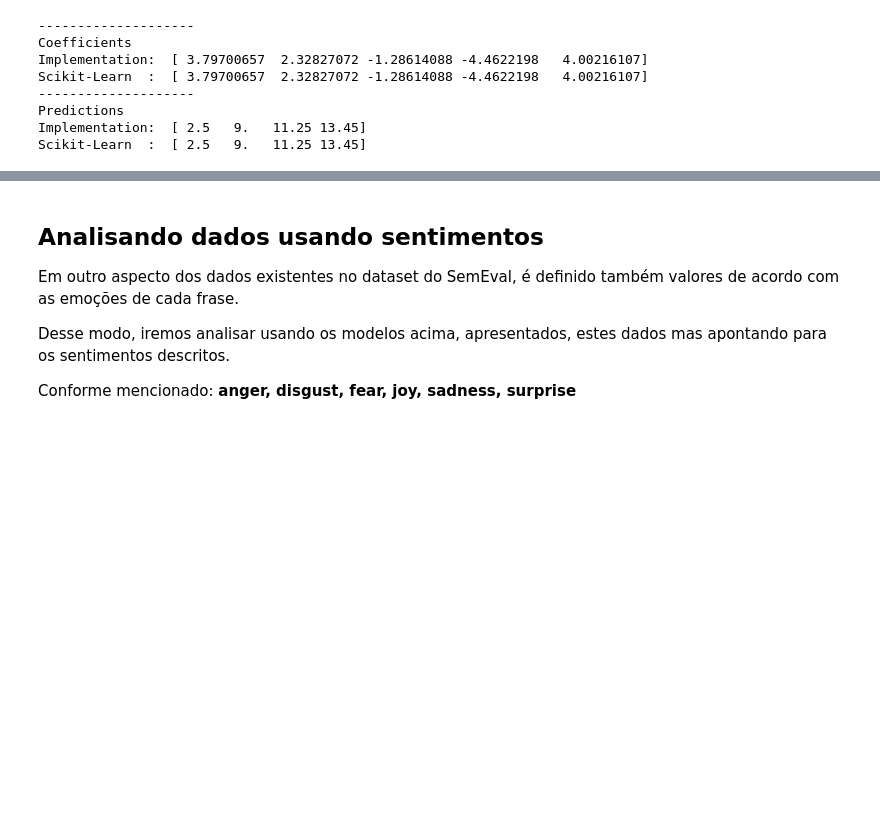
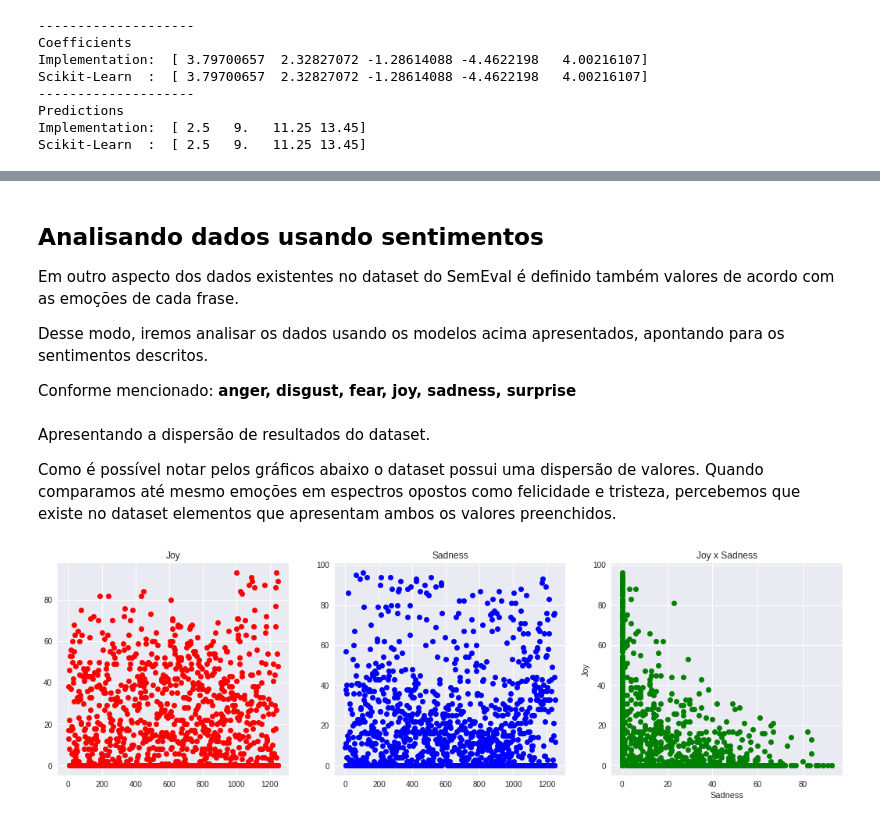
Before and after one commit to edgarbanhesse/ia369y-affective-computing, a Jupyter notebook: T2_Sentiment_Analysis.ipynb, the cells around one changed output, grey strips where cells are left out. Cells and saved outputs as stored; diff of their text form; code cells hidden in the pictures; blank space fills up the shorter version.

```diff
--- a/T2_Sentiment_Analysis.ipynb
+++ b/T2_Sentiment_Analysis.ipynb
@@ -910,8 +969,40 @@ Scheduler: StepLR
 # %% [markdown]
 ## Analisando dados usando sentimentos
 
-Em outro aspecto dos dados existentes no dataset do SemEval, é definido também valores de acordo com as emoções de cada frase.
+Em outro aspecto dos dados existentes no dataset do SemEval é definido também valores de acordo com as emoções de cada frase.
 
-Desse modo, iremos analisar usando os modelos acima, apresentados, estes dados mas apontando para os sentimentos descritos.
+Desse modo, iremos analisar os dados usando os modelos acima apresentados, apontando para os sentimentos descritos.
 
 Conforme mencionado: **anger, disgust, fear, joy, sadness, surprise**
+# %%
+def dispersion_graph(x1, x2, x1_name, x2_name, data):
+    """Vamos apenas gerar um método para apresentação da dispersão dos dados."""
+    x1_dispersion = np.array([m[x1] for m in data])
+    x2_dispersion = np.array([m[x2] for m in data])
+
+    plt.figure(figsize=(18, 5))
+    plt.subplot(131)
+    plt.title(f'{x1_name}')
+    plt.plot(x1_dispersion, 'ro')
+    plt.subplot(132)
+    plt.title(f'{x2_name}')
+    plt.plot(x2_dispersion, 'bo')
+    plt.subplot(133)
+    plt.title(f'{x1_name} x {x2_name}')
+    plt.plot(x1_dispersion, x2_dispersion, 'go')
+    plt.ylabel(f'{x1_name}')
+    plt.xlabel(f'{x2_name}')
+    plt.show()
+# %%
+# Conjunto completo de frases e seus valores
+datasets = np.array(train_frases + test_frases)
+values = np.array(train_sent + test_sent)
+# %% [markdown]
+Apresentando a dispersão de resultados do dataset.
+
+Como é possível notar pelos gráficos abaixo o dataset possui uma dispersão de valores.
+Quando comparamos até mesmo emoções em espectros opostos como felicidade e tristeza, percebemos que existe no dataset elementos que apresentam ambos os valores preenchidos.
+# %%
+dispersion_graph(3, 4, 'Joy', 'Sadness', values)
+# %% [output]
+[figure, added]
```
Also changed, not shown: parts of 62 cells of this notebook.
